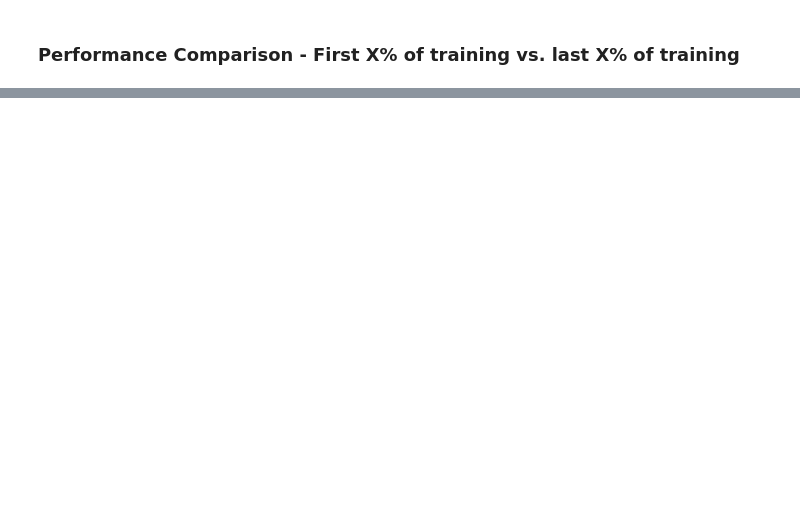
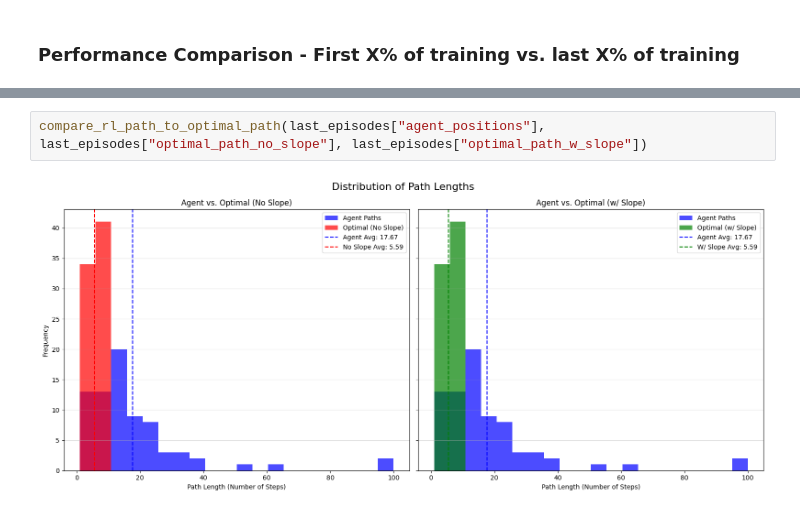
Before and after one commit to GianM0027/Rover-Trajectory-Finder, a Jupyter notebook: training_results.ipynb, the cells around one changed output, grey strips where cells are left out. Saved outputs shown, nothing was run; the diff lists cells and outputs as text; blank space fills up the shorter version.

```diff
--- a/training_results.ipynb
+++ b/training_results.ipynb
@@ -75,0 +151,4 @@ compare_rl_path_to_optimal_path(first_episodes["optimal_path_w_slope"], last_epi
+# %%
+compare_rl_path_to_optimal_path(last_episodes["agent_positions"], last_episodes["optimal_path_no_slope"], last_episodes["optimal_path_w_slope"])
+# %% [output]
+[figure, added]
```
Also changed, not shown: parts of 9 cells of this notebook, 7 other files.
